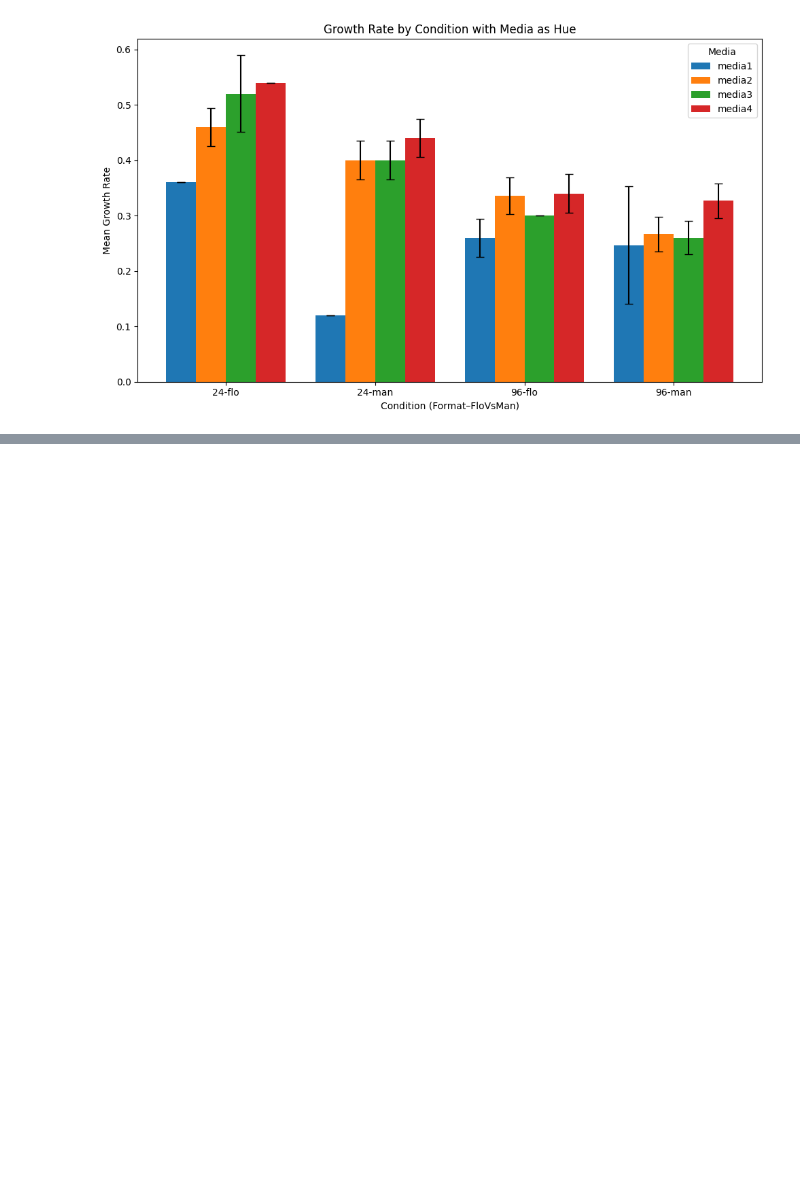
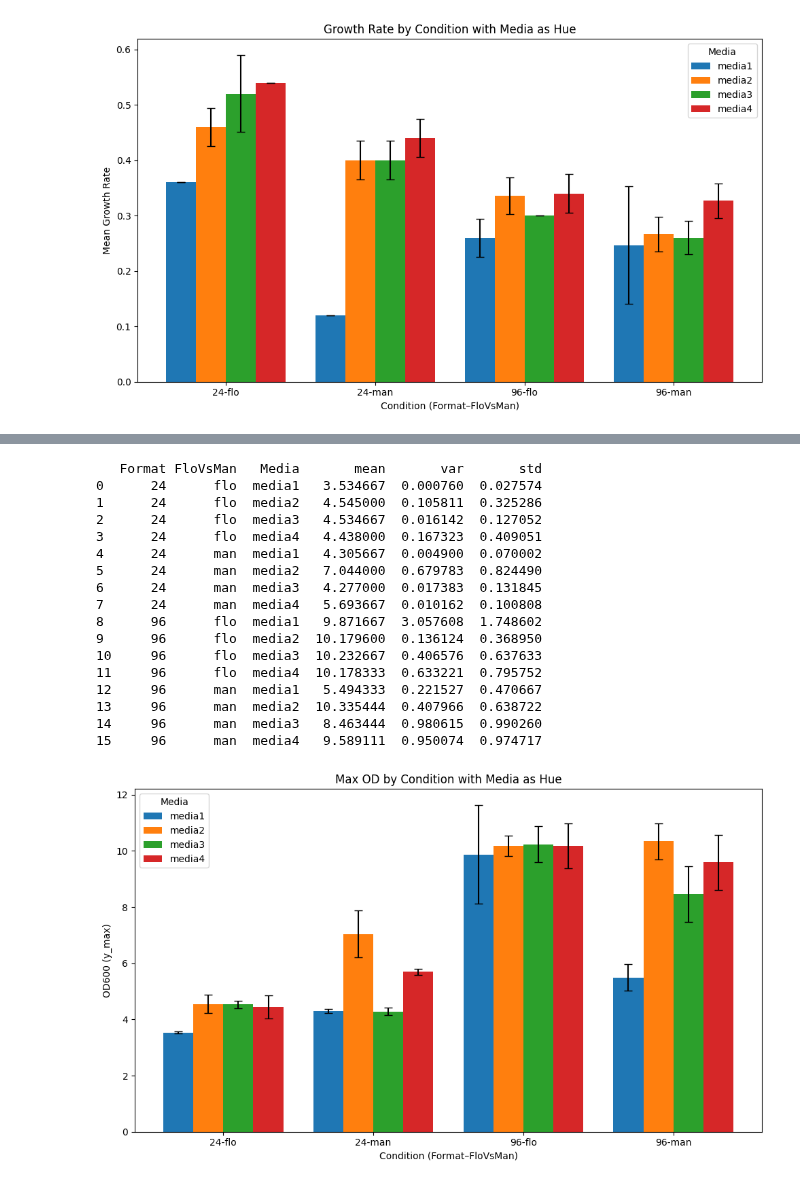
Before and after one commit to subarumuroi/Yarrowia_media_optimizer, a Jupyter notebook: Yarrowia Growth Rate Report Outputs.ipynb, the cells around one changed output, grey strips where cells are left out. Drawn from its saved outputs; the diff is of its cells as text; code cells hidden in the pictures; blank space fills up the shorter version.

```diff
--- a/Yarrowia Growth Rate Report Outputs.ipynb
+++ b/Yarrowia Growth Rate Report Outputs.ipynb
@@ -112,0 +262,66 @@ ValueError: invalid literal for int() with base 10: 'media1'
+# %%
+# Load the csv file
+df=pd.read_csv(path)
+
+# split the 'Identifier' column into new columns
+
+# Split the 'Identifier' column into new columns
+identifier_split = df['Identifier'].str.split('_', expand=True)
+df['WellPlate'] = identifier_split[0]
+df['Format'] = identifier_split[1]
+df['FloVsMan'] = identifier_split[2]
+df['Media'] = identifier_split[3]
+
+
+# Group by Format, FlowType, and Media and calculate mean and variance of GrowthRate
+summary_stats = df.groupby(['Format', 'FloVsMan', 'Media'])['y_max'].agg(['mean', 'var']).reset_index()
+summary_stats['std'] = np.sqrt(summary_stats['var'])
+
+# Display the summary statistics
+print(summary_stats)
+summary_stats['Condition'] = summary_stats['Format'].astype(str) + "-" + summary_stats['FloVsMan']
+
+conds  = summary_stats['Condition'].unique()
+medias = summary_stats['Media'].unique()
+
+x = np.arange(len(conds))        # positions for conditions
+width = 0.8 / len(medias)        # distribute bars within each group
+
+plt.figure(figsize=(10,6))
+for i, media in enumerate(medias):
+    sub = summary_stats[summary_stats['Media']==media]
+    plt.bar(
+        x + i*width,
+        sub['mean'],
+        width,
+        label=f"{media}",
+        yerr=sub['std'],
+        capsize=4
+    )
+
+plt.xticks(x + width*(len(medias)-1)/2, conds)
+plt.xlabel("Condition (Format–FloVsMan)")
+plt.ylabel("OD600 (y_max)")
+plt.title("Max OD by Condition with Media as Hue")
+plt.legend(title="Media")
+plt.tight_layout()
+plt.show()
+# %% [output]
+   Format FloVsMan   Media       mean       var       std
+0      24      flo  media1   3.534667  0.000760  0.027574
+1      24      flo  media2   4.545000  0.105811  0.325286
+2      24      flo  media3   4.534667  0.016142  0.127052
+3      24      flo  media4   4.438000  0.167323  0.409051
+4      24      man  media1   4.305667  0.004900  0.070002
+5      24      man  media2   7.044000  0.679783  0.824490
+6      24      man  media3   4.277000  0.017383  0.131845
+7      24      man  media4   5.693667  0.010162  0.100808
+8      96      flo  media1   9.871667  3.057608  1.748602
+9      96      flo  media2  10.179600  0.136124  0.368950
+10     96      flo  media3  10.232667  0.406576  0.637633
+11     96      flo  media4  10.178333  0.633221  0.795752
+12     96      man  media1   5.494333  0.221527  0.470667
+13     96      man  media2  10.335444  0.407966  0.638722
+14     96      man  media3   8.463444  0.980615  0.990260
+15     96      man  media4   9.589111  0.950074  0.974717
+[figure, added]
```
Also changed, not shown: parts of 5 cells of this notebook, 1 other file.
